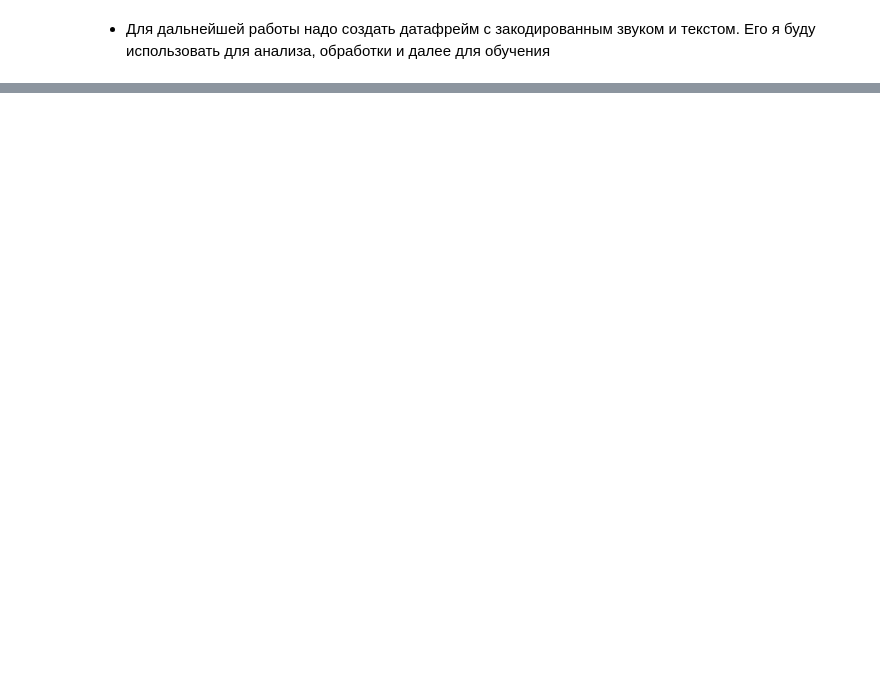
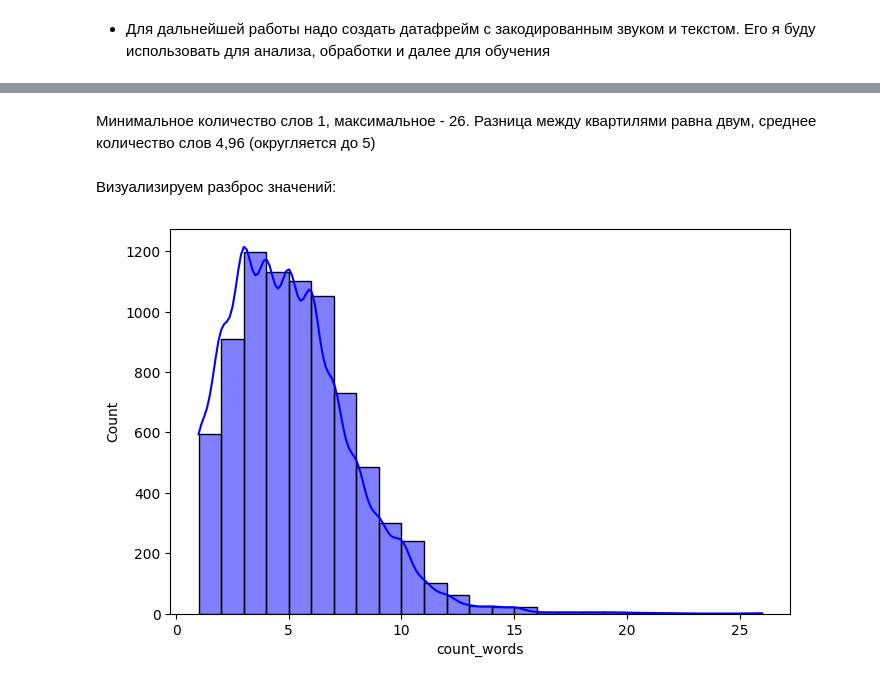
Before and after one commit to sollltit/tts1, a Jupyter notebook: Module_A/Module_A.ipynb, the cells around one changed output, grey strips where cells are left out. Saved outputs shown, nothing was run; the diff lists cells and outputs as text; code cells hidden in the pictures; blank space fills up the shorter version.

```diff
--- a/Module_A/Module_A.ipynb
+++ b/Module_A/Module_A.ipynb
@@ -438,0 +511,11 @@ KeyboardInterrupt:
+# %%
+all_word_list = [] # список для подсчёта количества слов в тексте
+# %%
+for i in range(len(df_sb)):
+    txt = df_sb['text'].iloc[i]
+    count = 0
+    for word in txt.split():
+        count += 1
+    all_word_list.append(count)
+
+print(len(all_word_list))
@@ -438,0 +524,3 @@ KeyboardInterrupt:
+# %%
+df_sb['count_words'] = all_word_list
+df_sb
@@ -438,0 +553,10 @@ KeyboardInterrupt:
+# %% [markdown]
+Минимальное количество слов 1, максимальное - 26. Разница между квартилями равна двум, среднее количество слов 4,96 (округляется до 5)
+# %% [markdown]
+Визуализируем разброс значений:
+# %%
+plt.figure(figsize=(8, 5))
+sns.histplot(df_sb['count_words'], kde=True, bins = 25,color = 'blue')
+plt.show()
+# %% [output]
+[figure, added]
```
Also changed, not shown: parts of 44 cells of this notebook.
